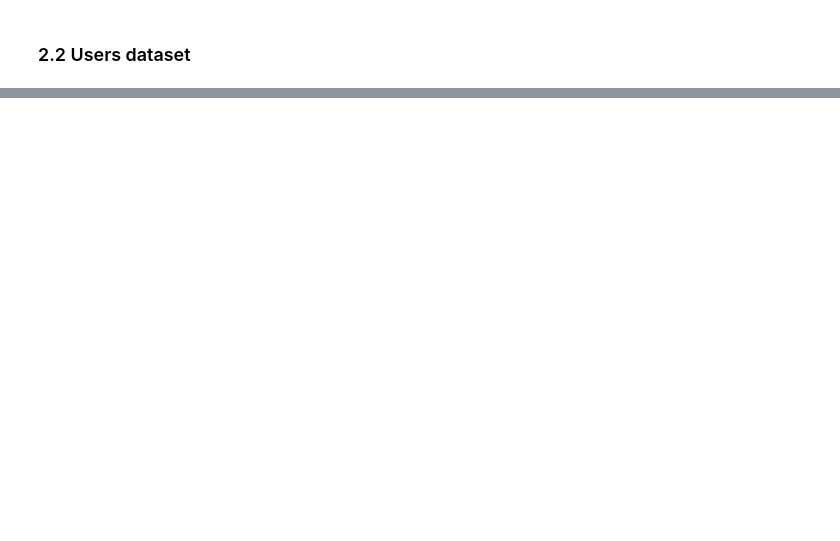
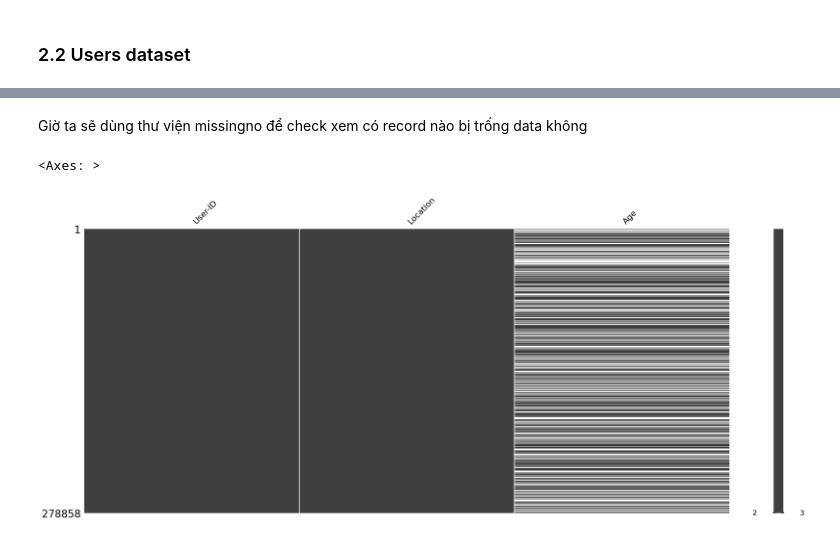
Before and after one commit to kieubaduong/Machine-Learning-self-study, a Jupyter notebook: books_recommendation/content_based_knn.ipynb, the cells around one changed output, grey strips where cells are left out. Saved outputs shown, nothing was run; the diff lists cells and outputs as text; code cells hidden in the pictures; blank space fills up the shorter version.

```diff
--- a/books_recommendation/content_based_knn.ipynb
+++ b/books_recommendation/content_based_knn.ipynb
@@ -143,0 +154,3 @@ Index: []
+# %%
+df_Users = pd.read_csv("C:/duong/github/Machine-Learning-self-study/archive/Users.csv")
+df_Users.info()
@@ -143,0 +170,3 @@ Index: []
+# %%
+df_Users['Age'] = df_Users['Age'].astype('Int32')
+df_Users.info()
@@ -143,0 +184,7 @@ Index: []
+# %% [markdown]
+Giờ ta sẽ dùng thư viện missingno để check xem có record nào bị trống data không
+# %%
+msno.matrix(df_Users)
+# %% [output]
+<Axes: >
+[figure, added]
```
Also changed, not shown: parts of 10 cells of this notebook.
